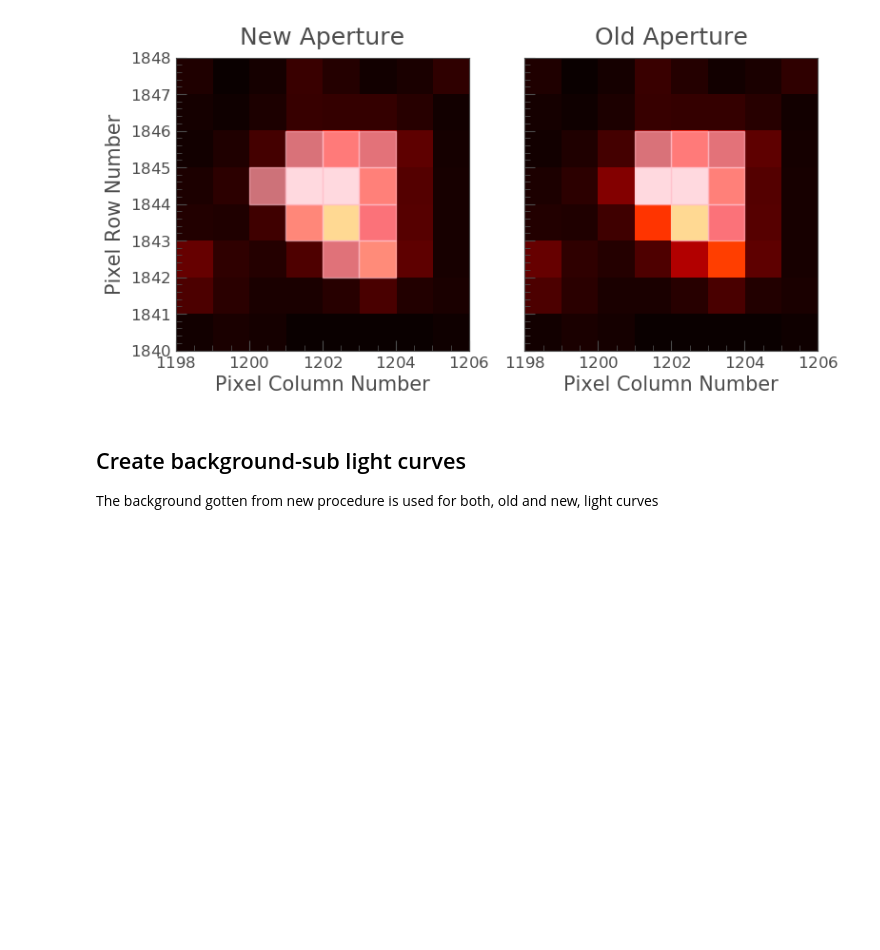
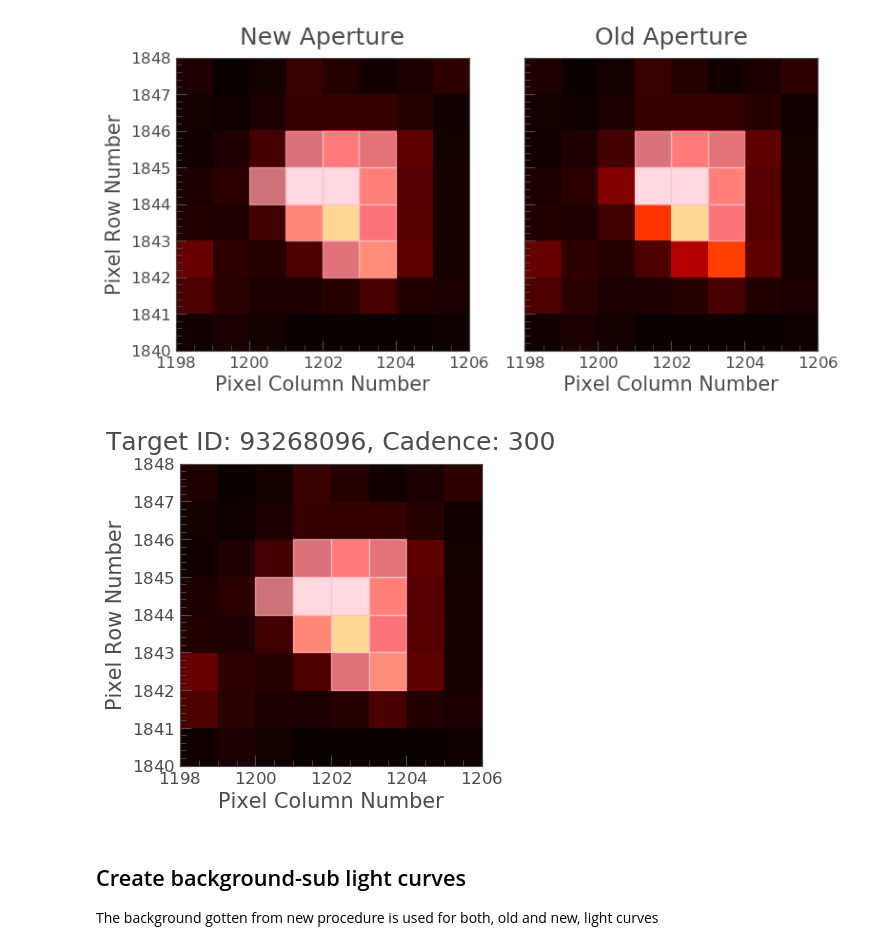
Before and after one commit to AstroJosePC/TESSDataExploration, a Jupyter notebook: RemakingGetLC.ipynb, the cells around one changed output. Drawn from its saved outputs; the diff is of its cells as text; code cells hidden in the pictures; blank space fills up the shorter version.

```diff
--- a/RemakingGetLC.ipynb
+++ b/RemakingGetLC.ipynb
@@ -181,6 +181,12 @@ with plt.style.context(MPLSTYLE):
 plt.tight_layout()
 # %% [output]
 [figure]
+# %%
+# Plot target image with new aperture
+tpf.plot(frame=300,interpolation="nearest",aperture_mask=source_mask,cmap="hot", show_colorbar=False)
+plt.gcf().savefig('new_apt.jpg', dpi=100)
+# %% [output]
+[figure, added]
 # %% [markdown]
 ## Create background-sub light curves
 
```
Also changed, not shown: parts of 19 cells of this notebook.
